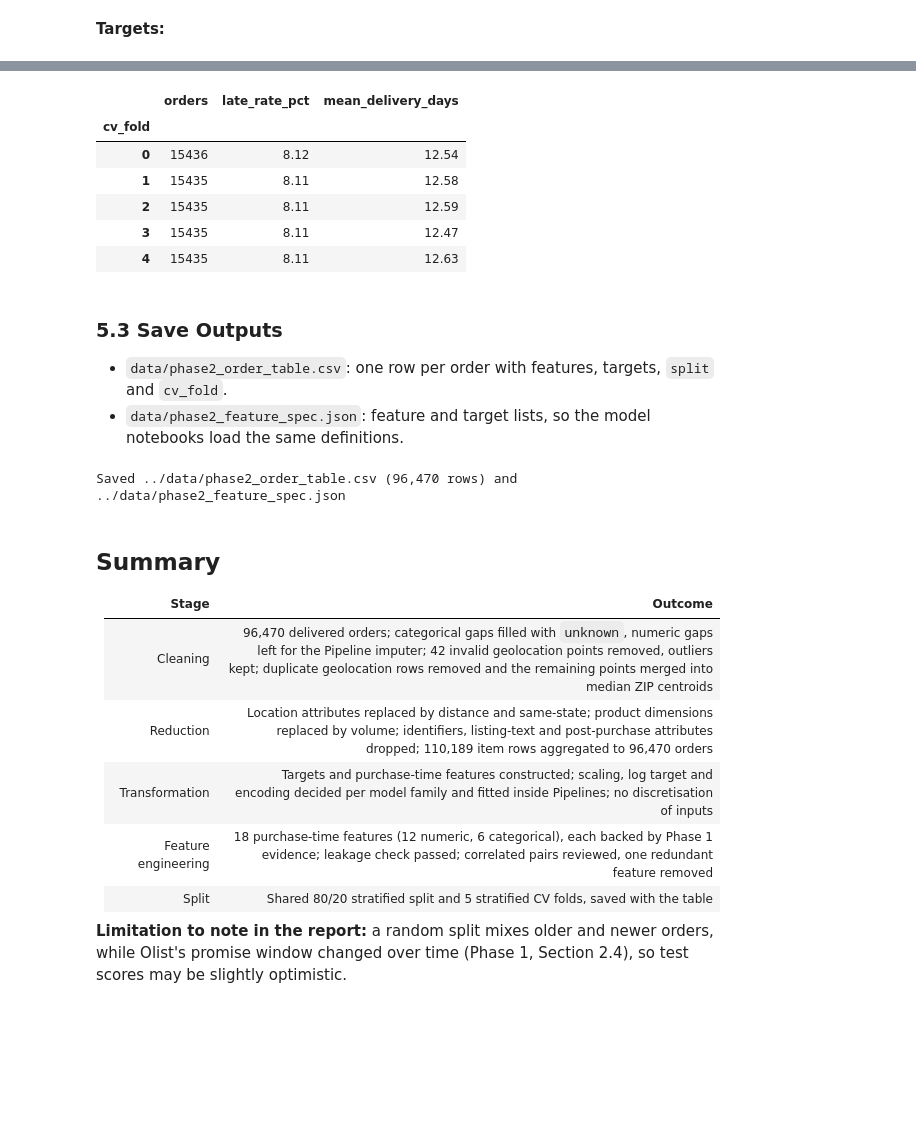
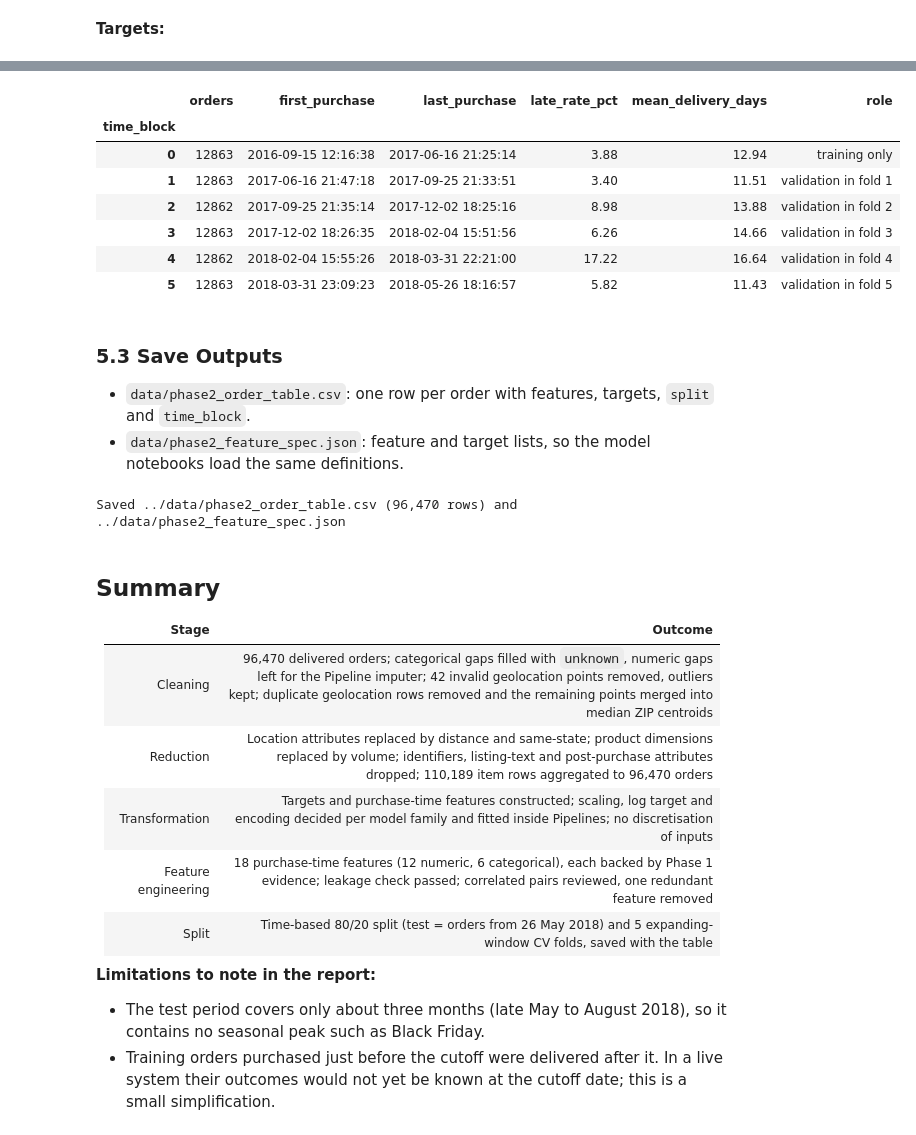
Before and after one commit to YuanJiayi/Team6_IT5006_Ecommerce_Analytics_AY2627Sem1, a Jupyter notebook: milestone2/data_prep.ipynb, the cells around one changed output, grey strips where cells are left out. Saved outputs shown, nothing was run; the diff lists cells and outputs as text; code cells hidden in the pictures; blank space fills up the shorter version.

Commit message:
update 1. use date based comparison instead of timestamp to identify late delivery; 2. time-based split for train-test split

```diff
--- a/milestone2/data_prep.ipynb
+++ b/milestone2/data_prep.ipynb
@@ -444,7 +450,9 @@ def days_between(later, earlier):
 purchased = orders["order_purchase_timestamp"]
 
 # Targets: post-purchase timestamps are used here only.
-orders["is_late"] = (orders["order_delivered_customer_date"]
+# The estimated delivery date has no time of day (always 00:00:00), so compare calendar dates:
+# an order delivered at any time on the estimated date is on time.
+orders["is_late"] = (orders["order_delivered_customer_date"].dt.normalize()
                      > orders["order_estimated_delivery_date"]).astype(int)
 orders["delivery_days"] = days_between(orders["order_delivered_customer_date"], purchased)
 
@@ -699,13 +711,14 @@ is_late: 8.11% late, imbalanced. Always predicting 'on time' already scores 91.8
 # %%
-train_ids, test_ids = train_test_split(
-    order_table["order_id"], test_size=TEST_SIZE, random_state=RANDOM_STATE,
-    stratify=order_table["is_late"],
-)
-order_table["split"] = np.where(order_table["order_id"].isin(test_ids), "test", "train")
+cutoff = order_table["order_purchase_timestamp"].sort_values().iloc[int(len(order_table) * (1 - TEST_SIZE))]
+order_table["split"] = np.where(order_table["order_purchase_timestamp"] >= cutoff, "test", "train")
+print(f"Cutoff: orders purchased from {cutoff} onwards are the test set")
 
 order_table.groupby("split").agg(
     orders=("order_id", "size"),
+    first_purchase=("order_purchase_timestamp", "min"),
+    last_purchase=("order_purchase_timestamp", "max"),
     late_rate_pct=("is_late", lambda s: s.mean() * 100),
     mean_delivery_days=("delivery_days", "mean"),
-)
+    mean_promised_days=("promised_days", "mean"),
+).loc[["train", "test"]]
 # %% [output]
@@ -729,30 +756,34 @@ Imputers, scalers and encoders stay inside each model `Pipeline`, so in every fo
 # %%
 is_train = order_table["split"].eq("train")
 train_rows = order_table.loc[is_train]
-order_table["cv_fold"] = pd.Series(pd.NA, index=order_table.index, dtype="Int64")
-folds = StratifiedKFold(n_splits=N_FOLDS, shuffle=True, random_state=RANDOM_STATE)
-for fold, (_, val_idx) in enumerate(folds.split(train_rows, train_rows["is_late"])):
-    order_table.loc[train_rows.index[val_idx], "cv_fold"] = fold
+order_table["time_block"] = pd.Series(pd.NA, index=order_table.index, dtype="Int64")
+order_table.loc[is_train, "time_block"] = pd.qcut(
+    train_rows["order_purchase_timestamp"].rank(method="first"), N_FOLDS + 1, labels=False)
 
-assert order_table.loc[is_train, "cv_fold"].notna().all()
-assert order_table.loc[~is_train, "cv_fold"].isna().all()
-order_table.loc[is_train].groupby("cv_fold").agg(
+assert order_table.loc[is_train, "time_block"].notna().all()
+assert order_table.loc[~is_train, "time_block"].isna().all()
+blocks = order_table.loc[is_train].groupby("time_block").agg(
     orders=("order_id", "size"),
+    first_purchase=("order_purchase_timestamp", "min"),
+    last_purchase=("order_purchase_timestamp", "max"),
     late_rate_pct=("is_late", lambda s: s.mean() * 100),
     mean_delivery_days=("delivery_days", "mean"),
 )
+blocks["role"] = ["training only"] + [f"validation in fold {k}" for k in range(1, N_FOLDS + 1)]
+blocks
 # %% [output]
-|  | orders | late_rate_pct | mean_delivery_days |
-| cv_fold |  |  |  |
-| 0 | 15436 | 8.12 | 12.54 |
-| 1 | 15435 | 8.11 | 12.58 |
-| 2 | 15435 | 8.11 | 12.59 |
-| 3 | 15435 | 8.11 | 12.47 |
-| 4 | 15435 | 8.11 | 12.63 |
+|  | orders | first_purchase | last_purchase | late_rate_pct | mean_delivery_days | role |
+| time_block |  |  |  |  |  |  |
+| 0 | 12863 | 2016-09-15 12:16:38 | 2017-06-16 21:25:14 | 3.88 | 12.94 | training only |
+| 1 | 12863 | 2017-06-16 21:47:18 | 2017-09-25 21:33:51 | 3.40 | 11.51 | validation in fold 1 |
+| 2 | 12862 | 2017-09-25 21:35:14 | 2017-12-02 18:25:16 | 8.98 | 13.88 | validation in fold 2 |
+| 3 | 12863 | 2017-12-02 18:26:35 | 2018-02-04 15:51:56 | 6.26 | 14.66 | validation in fold 3 |
+| 4 | 12862 | 2018-02-04 15:55:26 | 2018-03-31 22:21:00 | 17.22 | 16.64 | validation in fold 4 |
+| 5 | 12863 | 2018-03-31 23:09:23 | 2018-05-26 18:16:57 | 5.82 | 11.43 | validation in fold 5 |
 # %% [markdown]
 ### 5.3 Save Outputs
 
-- `data/phase2_order_table.csv`: one row per order with features, targets, `split` and `cv_fold`.
+- `data/phase2_order_table.csv`: one row per order with features, targets, `split` and `time_block`.
 - `data/phase2_feature_spec.json`: feature and target lists, so the model notebooks load the same definitions.
 # %%
 order_table.to_csv(OUTPUT_TABLE, index=False)
@@ -777,6 +811,8 @@ Saved ../data/phase2_order_table.csv (96,470 rows) and ../data/phase2_feature_sp
 | Reduction | Location attributes replaced by distance and same-state; product dimensions replaced by volume; identifiers, listing-text and post-purchase attributes dropped; 110,189 item rows aggregated to 96,470 orders |
 | Transformation | Targets and purchase-time features constructed; scaling, log target and encoding decided per model family and fitted inside Pipelines; no discretisation of inputs |
 | Feature engineering | 18 purchase-time features (12 numeric, 6 categorical), each backed by Phase 1 evidence; leakage check passed; correlated pairs reviewed, one redundant feature removed |
-| Split | Shared 80/20 stratified split and 5 stratified CV folds, saved with the table |
+| Split | Time-based 80/20 split (test = orders from 26 May 2018) and 5 expanding-window CV folds, saved with the table |
 
-**Limitation to note in the report:** a random split mixes older and newer orders, while Olist's promise window changed over time (Phase 1, Section 2.4), so test scores may be slightly optimistic.
+**Limitations to note in the report:**
+- The test period covers only about three months (late May to August 2018), so it contains no seasonal peak such as Black Friday.
+- Training orders purchased just before the cutoff were delivered after it. In a live system their outcomes would not yet be known at the cutoff date; this is a small simplification.
```
Also changed, not shown: parts of 11 cells of this notebook, 2 other files.
